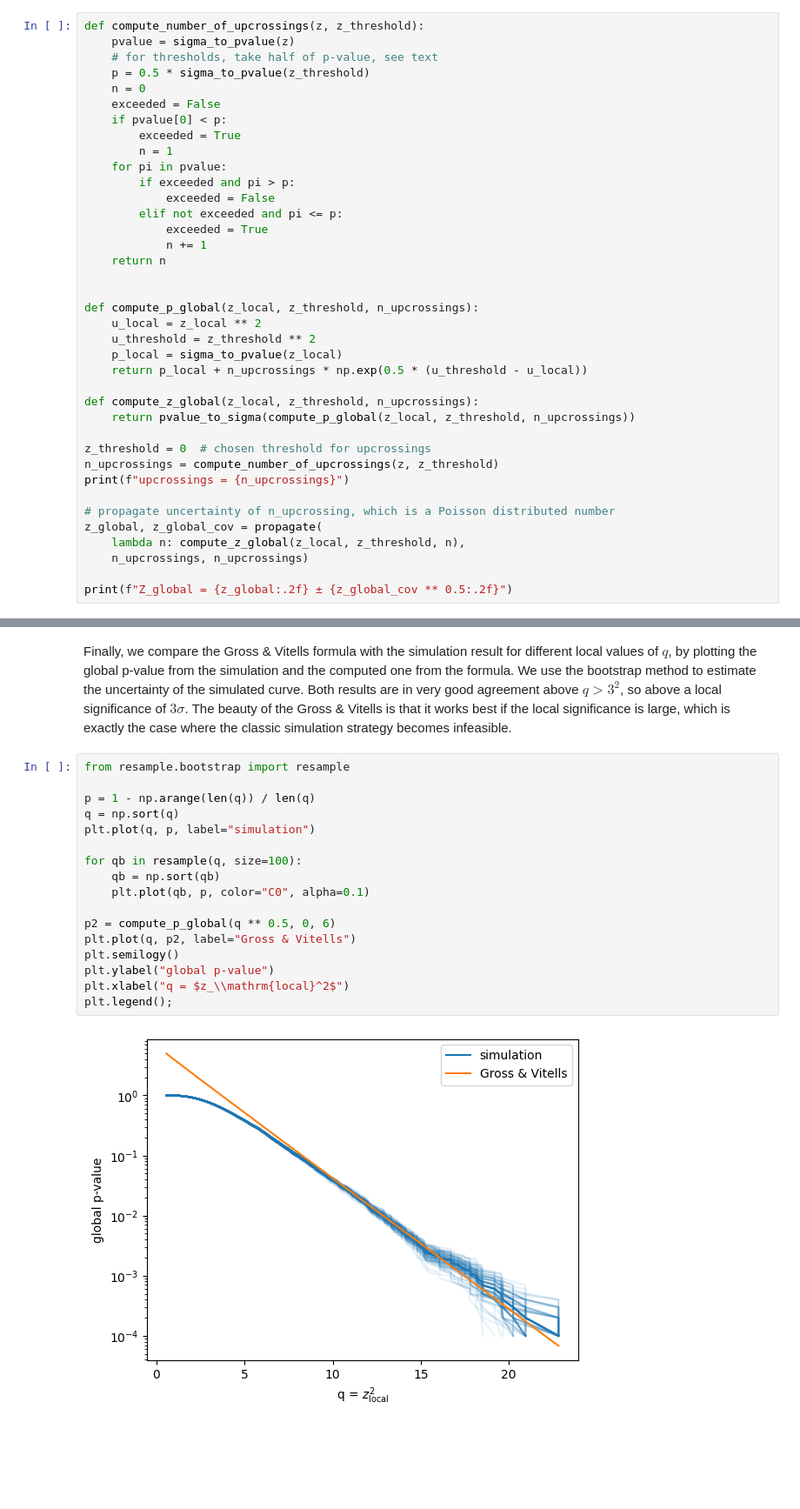
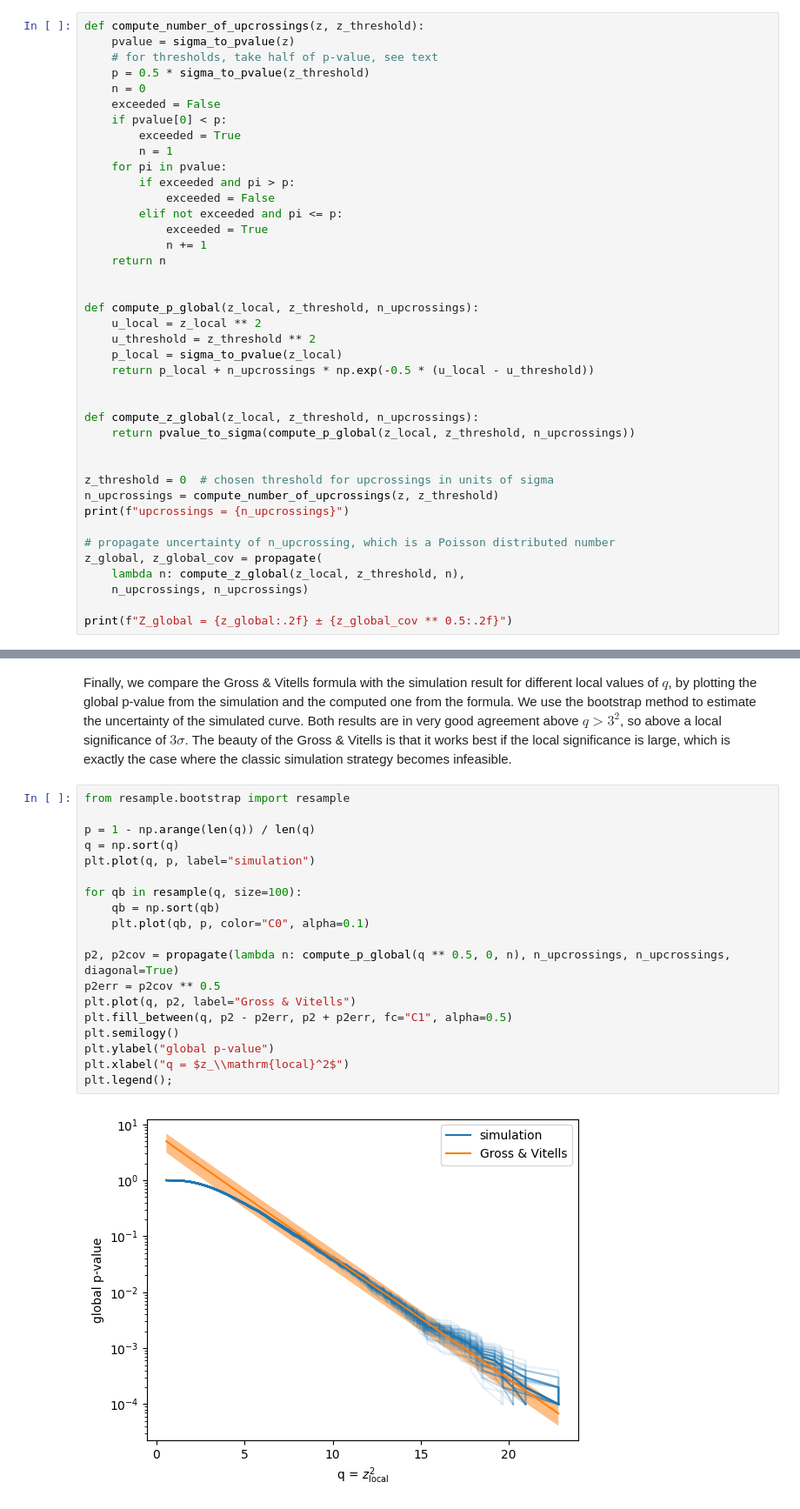
Before and after one commit to HDembinski/HDembinski.github.io, a Jupyter notebook: look_elsewhere_effect.ipynb, the cells around one changed output, grey strips where cells are left out. Shown at 87% size. Saved outputs shown, nothing was run; the diff lists cells and outputs as text; blank space fills up the shorter version.

```diff
--- a/look_elsewhere_effect.ipynb
+++ b/look_elsewhere_effect.ipynb
@@ -210,12 +227,14 @@ def compute_p_global(z_local, z_threshold, n_upcrossings):
     u_local = z_local ** 2
     u_threshold = z_threshold ** 2
     p_local = sigma_to_pvalue(z_local)
-    return p_local + n_upcrossings * np.exp(0.5 * (u_threshold - u_local))
+    return p_local + n_upcrossings * np.exp(-0.5 * (u_local - u_threshold))
+
 
 def compute_z_global(z_local, z_threshold, n_upcrossings):
     return pvalue_to_sigma(compute_p_global(z_local, z_threshold, n_upcrossings))
 
-z_threshold = 0  # chosen threshold for upcrossings
+
+z_threshold = 0  # chosen threshold for upcrossings in units of sigma
 n_upcrossings = compute_number_of_upcrossings(z, z_threshold)
 print(f"upcrossings = {n_upcrossings}")
 
@@ -317,19 +339,21 @@ Finally, we compare the Gross & Vitells formula with the simulation result for d
 # %%
 from resample.bootstrap import resample
 
 p = 1 - np.arange(len(q)) / len(q)
 q = np.sort(q)
 plt.plot(q, p, label="simulation")
 
 for qb in resample(q, size=100):
     qb = np.sort(qb)
     plt.plot(qb, p, color="C0", alpha=0.1)
 
-p2 = compute_p_global(q ** 0.5, 0, 6)
+p2, p2cov = propagate(lambda n: compute_p_global(q ** 0.5, 0, n), n_upcrossings, n_upcrossings, diagonal=True)
+p2err = p2cov ** 0.5
 plt.plot(q, p2, label="Gross & Vitells")
+plt.fill_between(q, p2 - p2err, p2 + p2err, fc="C1", alpha=0.5)
 plt.semilogy()
 plt.ylabel("global p-value")
 plt.xlabel("q = $z_\\mathrm{local}^2$")
 plt.legend();
 # %% [output]
-[figure, old version]
+[figure, new version]
```
Also changed, not shown: parts of 11 cells of this notebook.
